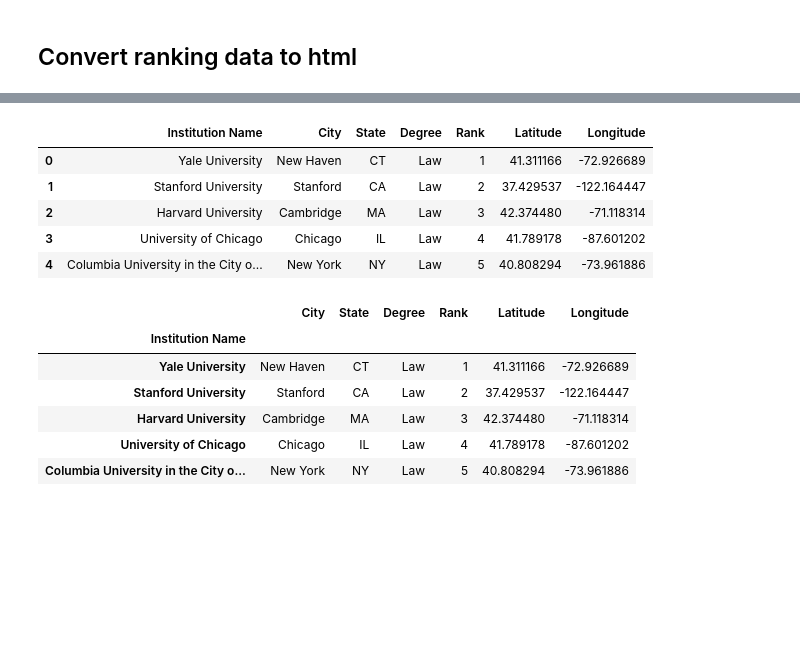
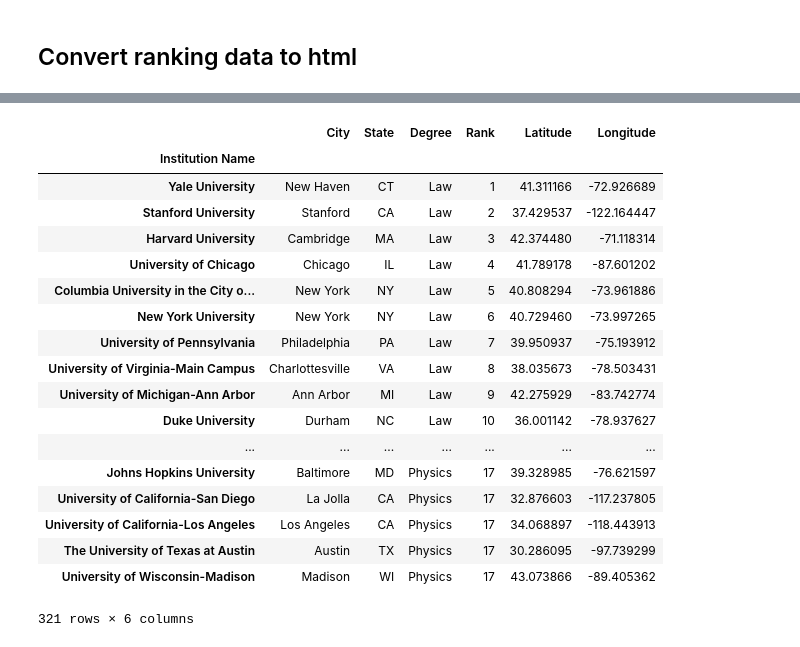
Before and after one commit to dianess/Brute-Force-Grad-College-Rankings-Map, a Jupyter notebook: data_conversion.ipynb, the cells around one changed output, grey strips where cells are left out. Drawn from its saved outputs; the diff is of its cells as text; code cells hidden in the pictures; blank space fills up the shorter version.

```diff
--- a/data_conversion.ipynb
+++ b/data_conversion.ipynb
@@ -17,29 +17,30 @@ all_rankings_df.head()
 | 2 | Harvard University | Cambridge | MA | Law | 3 | 42.374480 | -71.118314 |
 | 3 | University of Chicago | Chicago | IL | Law | 4 | 41.789178 | -87.601202 |
 | 4 | Columbia University in the City o... | New York | NY | Law | 5 | 40.808294 | -73.961886 |
-# %%
-# Rename columns
-all_rankings_renamed=all_rankings_df.rename(columns={"INSTNM":"Institution Name", "CITY":"City", "STATE":"State", "Degree":"Degree", "Rank":"Rank", "LAT": "Latitude", "LON": "Longitude"})
-all_rankings_renamed.head()
-# %% [output]
-|  | Institution Name | City | State | Degree | Rank | Latitude | Longitude |
-| 0 | Yale University | New Haven | CT | Law | 1 | 41.311166 | -72.926689 |
-| 1 | Stanford University | Stanford | CA | Law | 2 | 37.429537 | -122.164447 |
-| 2 | Harvard University | Cambridge | MA | Law | 3 | 42.374480 | -71.118314 |
-| 3 | University of Chicago | Chicago | IL | Law | 4 | 41.789178 | -87.601202 |
-| 4 | Columbia University in the City o... | New York | NY | Law | 5 | 40.808294 | -73.961886 |
 # %%
 # Remove the unnecessary index
-all_rankings=all_rankings_renamed.set_index('Institution Name')
-all_rankings.head()
+all_rankings=all_rankings_df.set_index('Institution Name')
+all_rankings
 # %% [output]
 |  | City | State | Degree | Rank | Latitude | Longitude |
 | Institution Name |  |  |  |  |  |  |
 | Yale University | New Haven | CT | Law | 1 | 41.311166 | -72.926689 |
 | Stanford University | Stanford | CA | Law | 2 | 37.429537 | -122.164447 |
 | Harvard University | Cambridge | MA | Law | 3 | 42.374480 | -71.118314 |
 | University of Chicago | Chicago | IL | Law | 4 | 41.789178 | -87.601202 |
 | Columbia University in the City o... | New York | NY | Law | 5 | 40.808294 | -73.961886 |
+| New York University | New York | NY | Law | 6 | 40.729460 | -73.997265 |
+| University of Pennsylvania | Philadelphia | PA | Law | 7 | 39.950937 | -75.193912 |
+| University of Virginia-Main Campus | Charlottesville | VA | Law | 8 | 38.035673 | -78.503431 |
+| University of Michigan-Ann Arbor | Ann Arbor | MI | Law | 9 | 42.275929 | -83.742774 |
+| Duke University | Durham | NC | Law | 10 | 36.001142 | -78.937627 |
+| ... | ... | ... | ... | ... | ... | ... |
+| Johns Hopkins University | Baltimore | MD | Physics | 17 | 39.328985 | -76.621597 |
+| University of California-San Diego | La Jolla | CA | Physics | 17 | 32.876603 | -117.237805 |
+| University of California-Los Angeles | Los Angeles | CA | Physics | 17 | 34.068897 | -118.443913 |
+| The University of Texas at Austin | Austin | TX | Physics | 17 | 30.286095 | -97.739299 |
+| University of Wisconsin-Madison | Madison | WI | Physics | 17 | 43.073866 | -89.405362 |
+321 rows × 6 columns
 # %%
 # Convert the pandas dataframe to html and export as "dow_jones_html_data.html"
 all_rankings.to_html('all_rankings.html')
```
Also changed, not shown: parts of 1 cell of this notebook, 6 other files.
